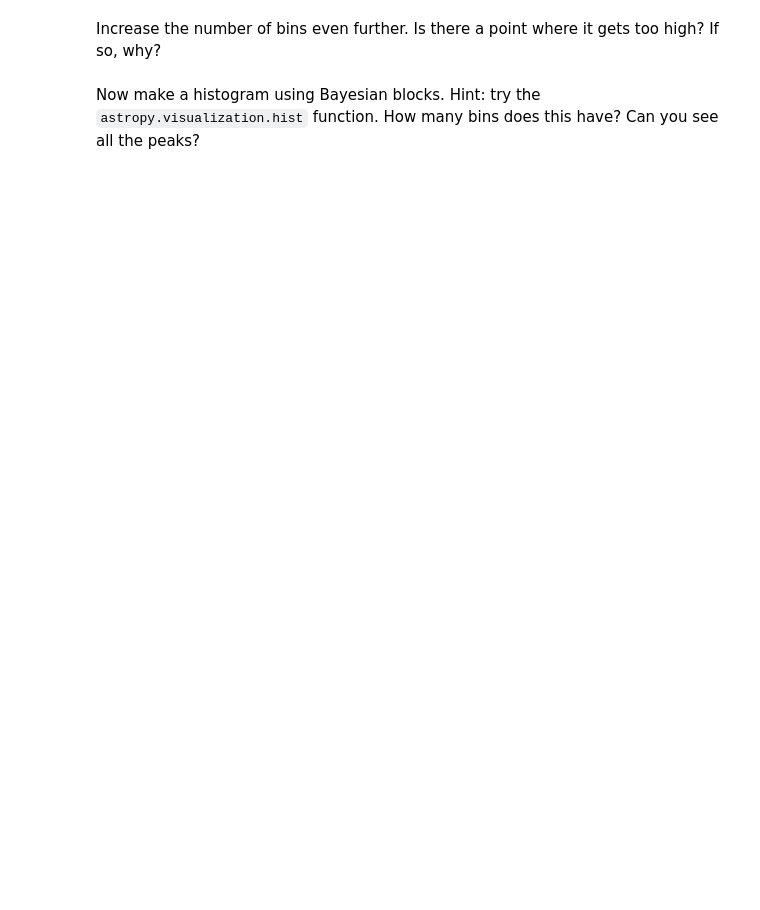
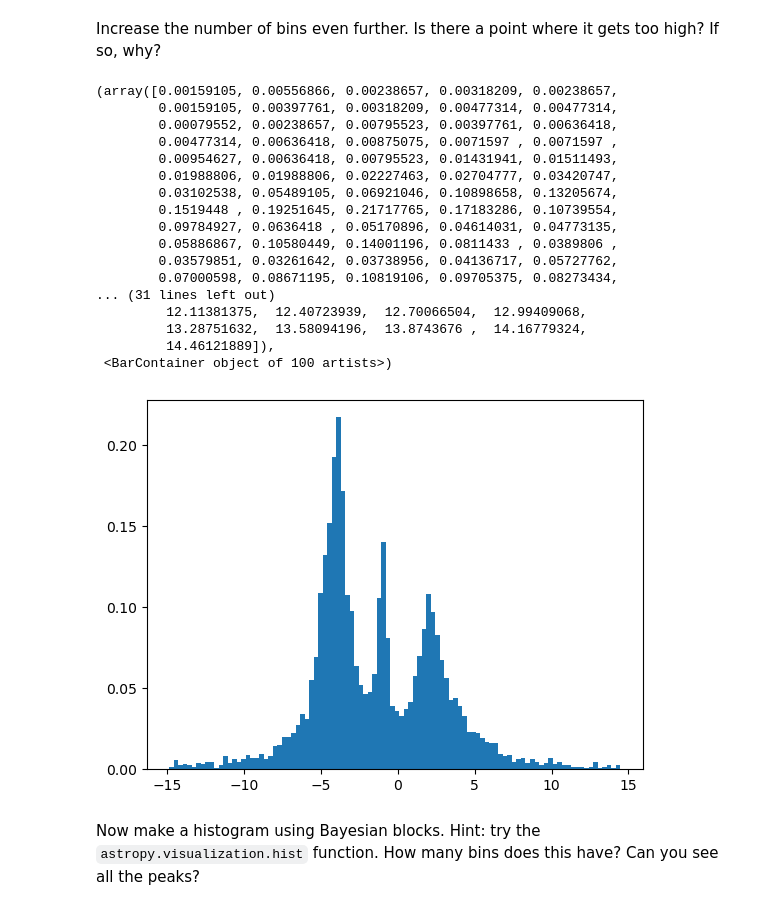
Before and after one commit to ASTR154/nonparametric-modeling, a Jupyter notebook: nonparametric-modeling.ipynb, the cells around one changed output. Cells and saved outputs as stored; diff of their text form; code cells hidden in the pictures; blank space fills up the shorter version.

```diff
--- a/nonparametric-modeling.ipynb
+++ b/nonparametric-modeling.ipynb
@@ -35,3 +41,26 @@ plt.hist(  # complete
+# %%
+plt.hist(x, bins = 100, density = True)
+# I think there's a point where it does get too high where the peaks of the histogram are not visible,
+# but there might not be a limit as to how high the bins can be.
+# %% [output]
+(array([0.00159105, 0.00556866, 0.00238657, 0.00318209, 0.00238657,
+        0.00159105, 0.00397761, 0.00318209, 0.00477314, 0.00477314,
+        0.00079552, 0.00238657, 0.00795523, 0.00397761, 0.00636418,
+        0.00477314, 0.00636418, 0.00875075, 0.0071597 , 0.0071597 ,
+        0.00954627, 0.00636418, 0.00795523, 0.01431941, 0.01511493,
+        0.01988806, 0.01988806, 0.02227463, 0.02704777, 0.03420747,
+        0.03102538, 0.05489105, 0.06921046, 0.10898658, 0.13205674,
+        0.1519448 , 0.19251645, 0.21717765, 0.17183286, 0.10739554,
+        0.09784927, 0.0636418 , 0.05170896, 0.04614031, 0.04773135,
+        0.05886867, 0.10580449, 0.14001196, 0.0811433 , 0.0389806 ,
+        0.03579851, 0.03261642, 0.03738956, 0.04136717, 0.05727762,
+        0.07000598, 0.08671195, 0.10819106, 0.09705375, 0.08273434,
+... (31 lines left out)
+         12.11381375,  12.40723939,  12.70066504,  12.99409068,
+         13.28751632,  13.58094196,  13.8743676 ,  14.16779324,
+         14.46121889]),
+ <BarContainer object of 100 artists>)
+[figure, added]
 # %% [markdown]
 Now make a histogram using Bayesian blocks. Hint: try the `astropy.visualization.hist` function. How many bins does this have? Can you see all the peaks?
 # %%
```
Also changed, not shown: parts of 29 cells of this notebook.
